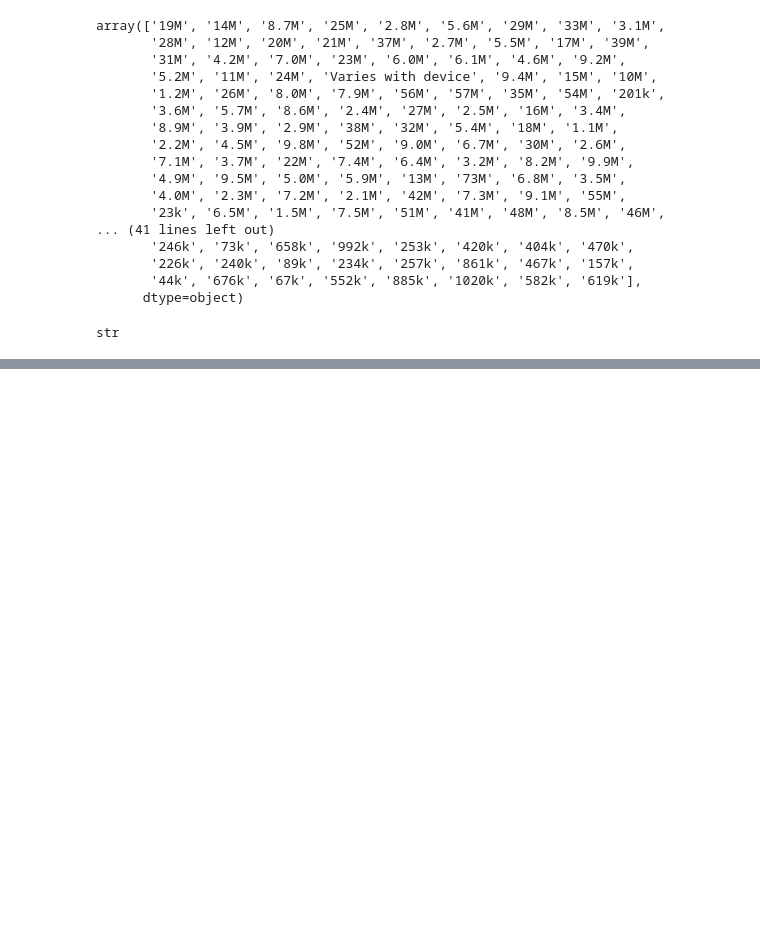
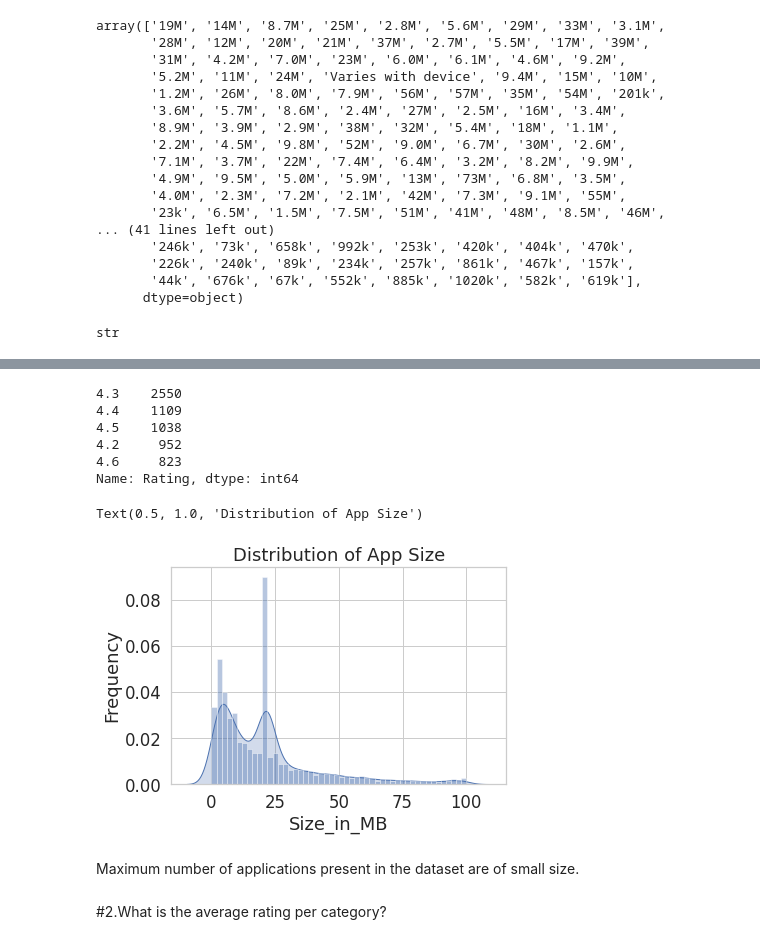
Before and after one commit to omajipawar/Play-Store-App-Review-Analysis, a Jupyter notebook: Play_Store_App_Review_Analysis(Omaji_pawar)_Capstone_Project.ipynb, the cells around one changed output, grey strips where cells are left out. Drawn from its saved outputs; the diff is of its cells as text; code cells hidden in the pictures; blank space fills up the shorter version.

```diff
--- a/Play_Store_App_Review_Analysis(Omaji_pawar)_Capstone_Project.ipynb
+++ b/Play_Store_App_Review_Analysis(Omaji_pawar)_Capstone_Project.ipynb
@@ -353,0 +374,21 @@ df.head()
+# %%
+df['Rating'].value_counts().head()
+# %% [output]
+4.3    2550
+4.4    1109
+4.5    1038
+4.2     952
+4.6     823
+Name: Rating, dtype: int64
+# %%
+#plot a distplot of Size_in_MB column
+sns.distplot(df['Size_in_MB'],color='b',label='',hist=True,kde_kws={"shade": True})
+plt.ylabel("Frequency")
+plt.title("Distribution of App Size")
+# %% [output]
+Text(0.5, 1.0, 'Distribution of App Size')
+[figure, added]
+# %% [markdown]
+Maximum number of applications present in the dataset are of small size.
+# %% [markdown]
+#2.What is the average rating per category?
```
Also changed, not shown: parts of 15 cells of this notebook.
